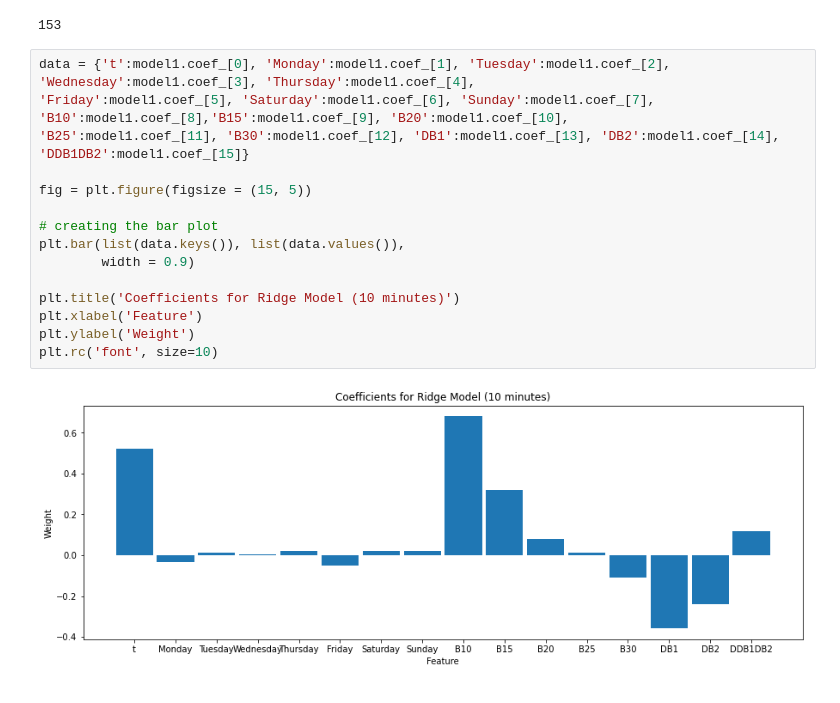
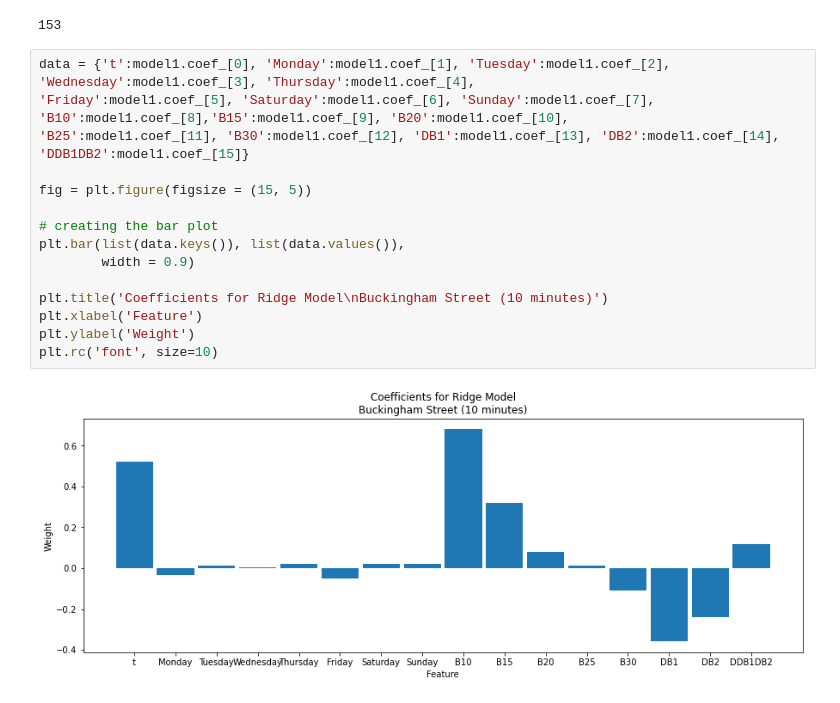
Before and after one commit to daltHub/Final-Assignment, a Jupyter notebook: ridge.ipynb, the cells around one changed output. Drawn from its saved outputs; the diff is of its cells as text.

```diff
--- a/ridge.ipynb
+++ b/ridge.ipynb
@@ -506,17 +470,17 @@ len(poly_model1.coef_)
 # %%
 data = {'t':model1.coef_[0], 'Monday':model1.coef_[1], 'Tuesday':model1.coef_[2], 'Wednesday':model1.coef_[3], 'Thursday':model1.coef_[4],
 'Friday':model1.coef_[5], 'Saturday':model1.coef_[6], 'Sunday':model1.coef_[7], 'B10':model1.coef_[8],'B15':model1.coef_[9], 'B20':model1.coef_[10],
 'B25':model1.coef_[11], 'B30':model1.coef_[12], 'DB1':model1.coef_[13], 'DB2':model1.coef_[14], 'DDB1DB2':model1.coef_[15]}
 
 fig = plt.figure(figsize = (15, 5))
 
 # creating the bar plot
 plt.bar(list(data.keys()), list(data.values()),
         width = 0.9)
 
-plt.title('Coefficients for Ridge Model (10 minutes)')
+plt.title('Coefficients for Ridge Model\nBuckingham Street (10 minutes)')
 plt.xlabel('Feature')
 plt.ylabel('Weight')
 plt.rc('font', size=10)
 # %% [output]
-[figure, old version]
+[figure, new version]
```
Also changed, not shown: parts of 16 cells of this notebook, 42 other files.
